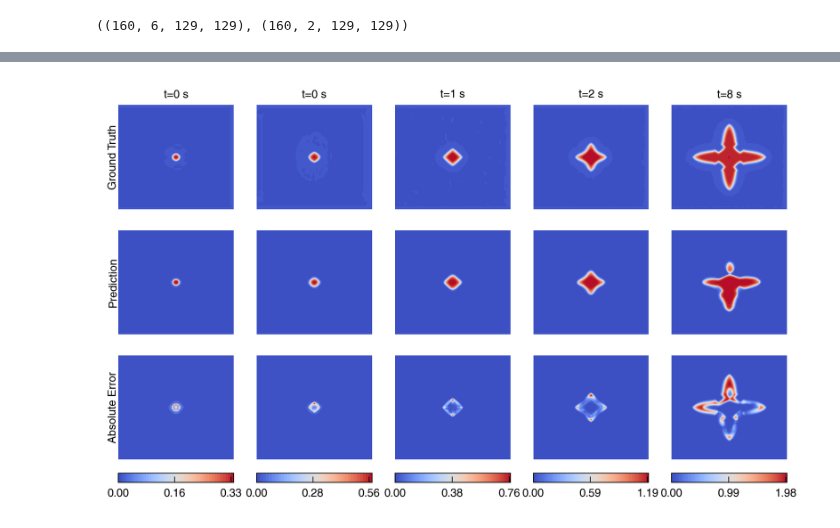
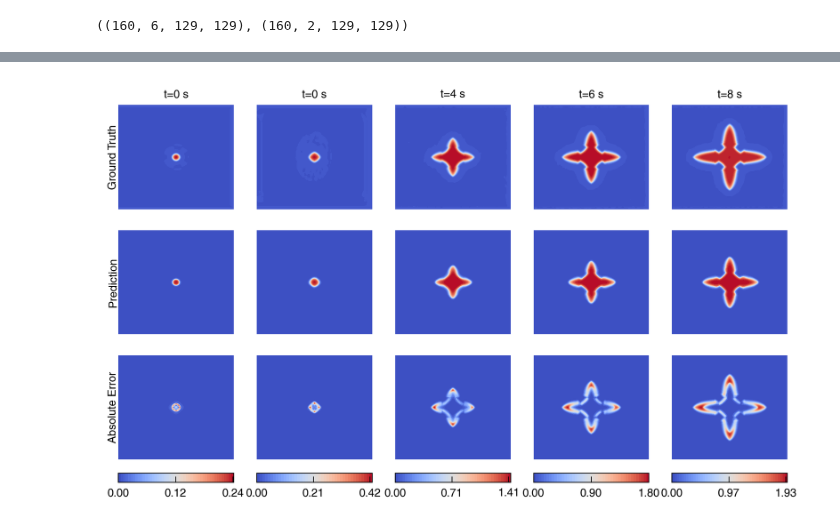
Before and after one commit to NanxiiChen/PF-PINO, a Jupyter notebook: solidification/eval.ipynb, the cells around one changed output, grey strips where cells are left out. Cells and saved outputs as stored; diff of their text form; code cells hidden in the pictures.

```diff
--- a/solidification/eval.ipynb
+++ b/solidification/eval.ipynb
@@ -175,7 +175,7 @@ auto_reg_fn = partial(
 )
 u_preds = jax.vmap(auto_reg_fn)(u0, test_ks)
 # %%
-idxs = [0, 5, 20, 50, 160,]
+idxs = [0, 5, 80, 120, 160,]
 meshesx = meshes[0]
 meshesy = meshes[1]
 example_th = 2
@@ -184,31 +184,31 @@ for i, idx in enumerate(idxs):
     ax = axes[0, i]
     ax.contourf(meshesx, meshesy, y_test[example_th, idx, 0, :, :], levels=50, cmap='coolwarm')
     if i == 0:
         ax.text(0., 0.5, "Ground Truth", ha="right", va="center", transform=ax.transAxes, rotation=90)
     # ax.set_title(f"Ground Truth t={int((idx+1)*dt*configs.Tc)} s")
     ax.set_axis_off()
     ax.text(0.5, 1.05, f"t={int((idx+1)*dt*configs.Tc)} s", ha="center", va="bottom", transform=ax.transAxes)
 
     ax = axes[1, i]
     ax.contourf(meshesx, meshesy, u_preds[example_th, idx, 0, :, :], levels=50, cmap='coolwarm')
     if i == 0:
         ax.text(0., 0.5, "Prediction", ha="right", va="center", transform=ax.transAxes, rotation=90)
     ax.set_axis_off()
 
     ax = axes[2, i]
     diff = jnp.abs(y_test[example_th, idx, 0, :, :] - u_preds[example_th, idx, 0, :, :])
     diff_ax = ax.contourf(meshesx, meshesy, diff, levels=50, cmap='coolwarm')
     if i == 0:
         ax.text(0., 0.5, "Absolute Error", ha="right", va="center", transform=ax.transAxes, rotation=90)
     ax.set_axis_off()
 
     # add a ax_bar at the bottom of the figure
     ax_bar = fig.add_axes([ax.get_position().x0,
                            ax.get_position().y0 - 0.05,
                            ax.get_position().width,
                            0.02])
     # fewer ticks on colorbar with 2 precision
     fig.colorbar(diff_ax, cax=ax_bar, orientation='horizontal',
                  format='%.2f', ticks=jnp.linspace(0, jnp.max(diff), num=3))
 # %% [output]
-[figure, old version]
+[figure, new version]
```
Also changed, not shown: parts of 3 cells of this notebook, 7 other files.
